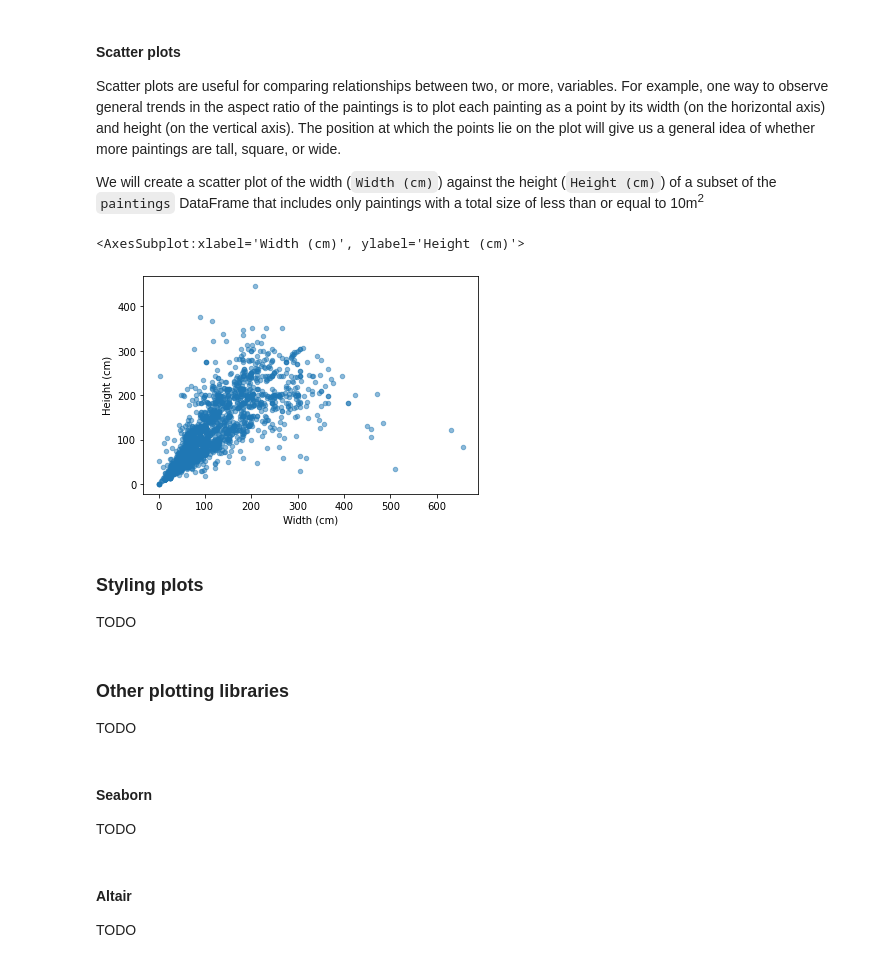
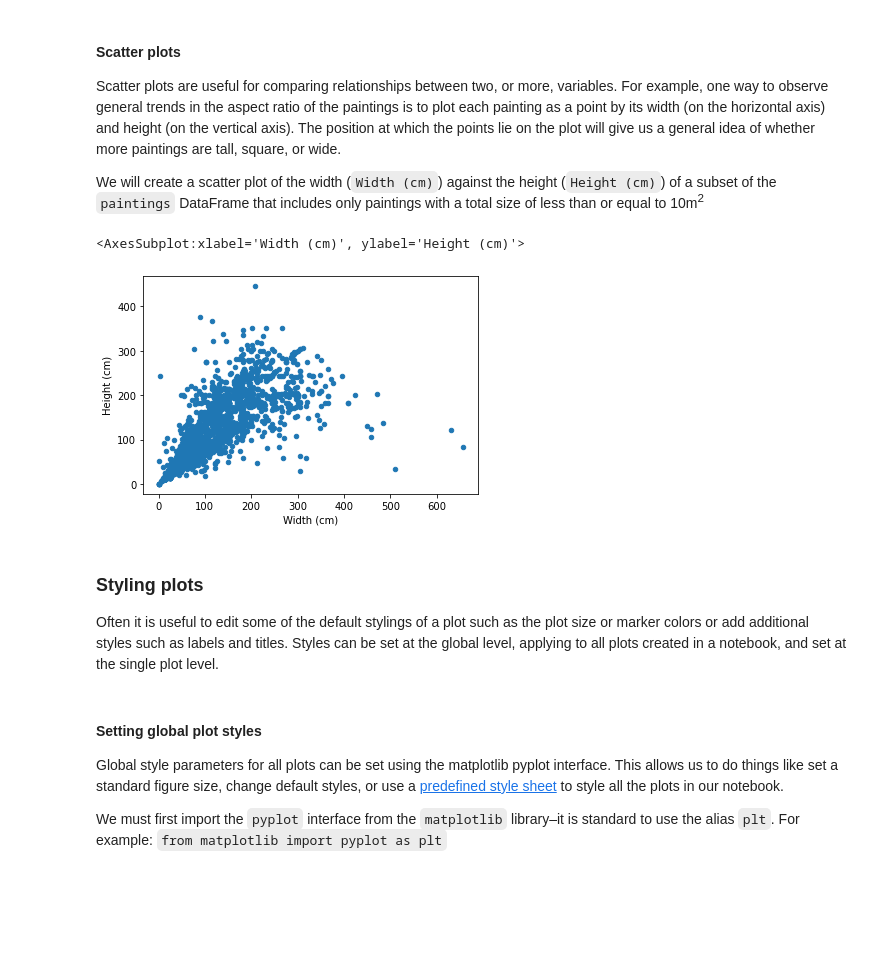
Before and after one commit to ncsu-libraries-data-vis/python-open-labs, a Jupyter notebook: Open_Lab_5_visualization_with_pandas/filled_Open_Lab_5_visualization_with_pandas.ipynb, the cells around one changed output. Saved outputs shown, nothing was run; the diff lists cells and outputs as text; code cells hidden in the pictures; blank space fills up the shorter version.

```diff
--- a/Open_Lab_5_visualization_with_pandas/filled_Open_Lab_5_visualization_with_pandas.ipynb
+++ b/Open_Lab_5_visualization_with_pandas/filled_Open_Lab_5_visualization_with_pandas.ipynb
@@ -148,27 +148,21 @@ We will create a scatter plot of the width (`Width (cm)`) against the height (`H
 # %%
 # Create a new DataFrame consisting of only paintings smaller than 10 m^2
 # ("Area (cm^2) < 100000")
-small_paintings = paintings[(paintings['Area (cm^2)'] <= 100000)]
+small_paintings = paintings[paintings['Area (cm^2)'] <= 100000]
 
 # Create a scatter plot of the new DataFrame, plotting "Width (cm)" on the
 # horizontal axis and "Height (cm)" on the vertical axis
-small_paintings.plot.scatter(x='Width (cm)', y='Height (cm)', alpha=0.5)
+small_paintings.plot.scatter(x='Width (cm)', y='Height (cm)')
 # %% [output]
 <AxesSubplot:xlabel='Width (cm)', ylabel='Height (cm)'>
-[figure, old version]
+[figure, new version]
-# %% [markdown]
-### Styling plots
-
-TODO
-# %% [markdown]
-### Other plotting libraries
-
-TODO
-# %% [markdown]
-#### Seaborn
-
-TODO
-# %% [markdown]
-#### Altair
-
-TODO
+# %% [markdown]
+### Styling plots
+
+Often it is useful to edit some of the default stylings of a plot such as the plot size or marker colors or add additional styles such as labels and titles. Styles can be set at the global level, applying to all plots created in a notebook, and set at the single plot level.
+# %% [markdown]
+#### Setting global plot styles
+
+Global style parameters for all plots can be set using the matplotlib pyplot interface. This allows us to do things like set a standard figure size, change default styles, or use a [predefined style sheet](https://tonysyu.github.io/raw_content/matplotlib-style-gallery/gallery.html) to style all the plots in our notebook.
+
+We must first import the `pyplot` interface from the `matplotlib` library–it is standard to use the alias `plt`. For example: `from matplotlib import pyplot as plt`
```
Also changed, not shown: parts of 22 cells of this notebook.
